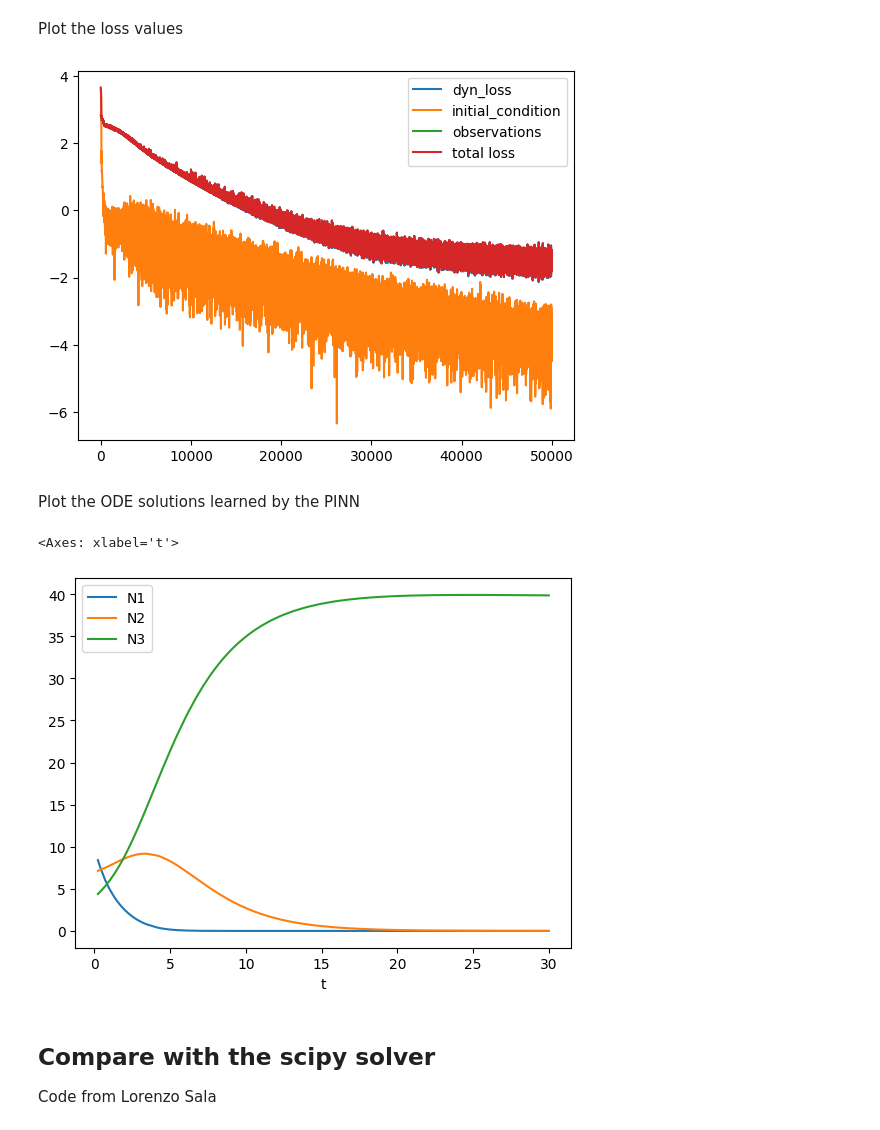
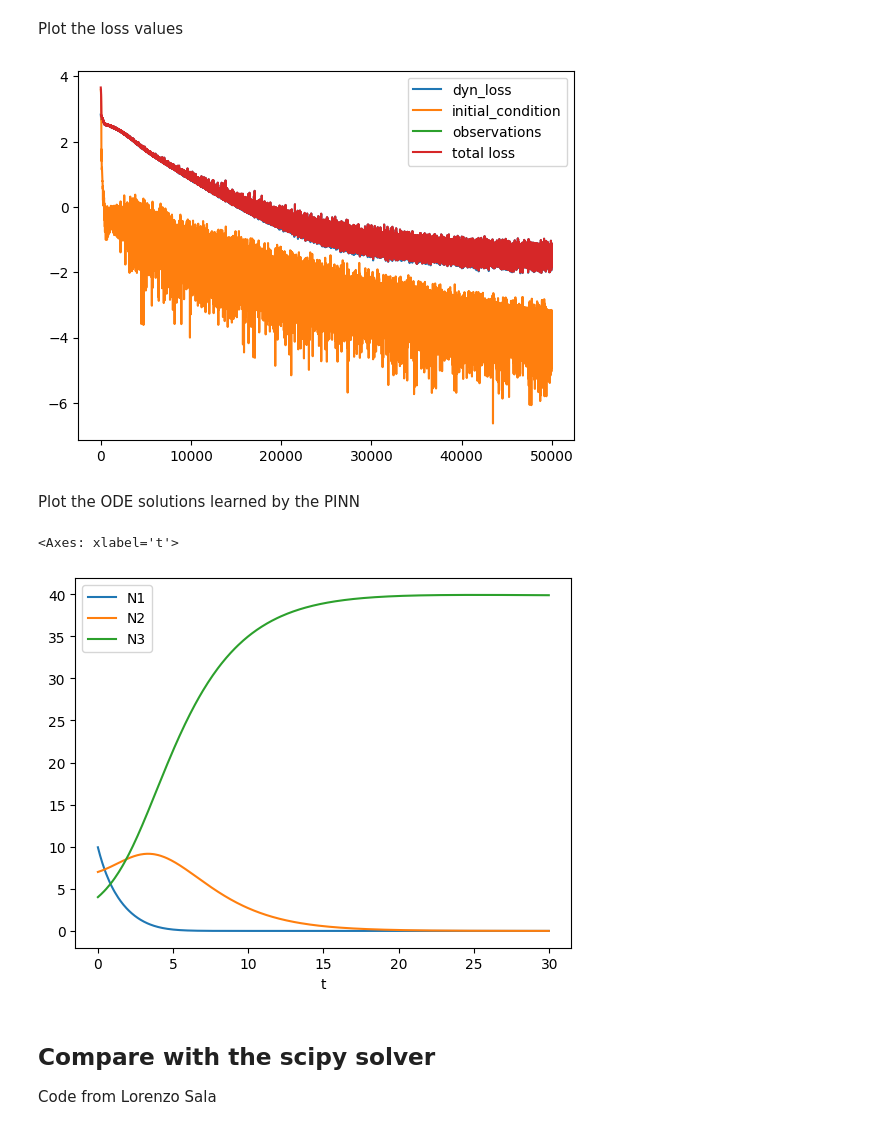
Before and after one commit to mia-jinns/jinns, a Jupyter notebook: Notebooks/ODE/1D_Generalized_Lotka_Volterra.ipynb, the cells around one changed output. Cells and saved outputs as stored; diff of their text form; code cells hidden in the pictures.

```diff
--- a/Notebooks/ODE/1D_Generalized_Lotka_Volterra.ipynb
+++ b/Notebooks/ODE/1D_Generalized_Lotka_Volterra.ipynb
@@ -49,14 +44,10 @@ eqx_list = [
     [jnp.exp]
 ]
 key, subkey = random.split(key)
-u = jinns.utils.create_PINN(subkey, eqx_list, "ODE")
-# %%
-init_nn_params = u.init_params()
 # %% [markdown]
 Create a DataGenerator object
 # %%
-n = 320
-batch_size = 32
+nt = 1000
 method = 'uniform'
 tmin = 0
 tmax = 1
@@ -64,11 +55,11 @@ tmax = 1
 Tmax = 30
 key, subkey = random.split(key)
 train_data = jinns.data.DataGeneratorODE(
-    subkey,
-    n,
-    tmin,
-    tmax,
-    batch_size,
+    key=subkey,
+    nt=nt,
+    tmin=tmin,
+    tmax=tmax,
+    temporal_batch_size=64,
     method=method
 )
 # %% [markdown]
@@ -77,8 +68,7 @@ Initialize 3 set of neural network parameters for the 3 populations
 init_nn_params_list = []
 for _ in range(3):
     key, subkey = random.split(key)
-    u = jinns.utils.create_PINN(subkey, eqx_list, "ODE", 0)
-    init_nn_params = u.init_params()
+    u, init_nn_params = jinns.utils.create_PINN(subkey, eqx_list, "ODE", 0)
     init_nn_params_list.append(init_nn_params)
 # %% [markdown]
 ### Model parameters
@@ -244,33 +234,33 @@ plt.plot(jnp.log10(total_loss_list), label="total loss")
 plt.legend()
 plt.show()
 # %% [output]
-[figure, old version]
+[figure, new version]
 # %% [markdown]
 Plot the ODE solutions learned by the PINN
 # %%
 u_est_fp = vmap(lambda t:u(t, params.extract_params("0")), (0), 0)
 v_est_fp = vmap(lambda t:u(t, params.extract_params("1")), (0), 0)
 w_est_fp = vmap(lambda t:u(t, params.extract_params("2")), (0), 0)
 
 
 key, subkey = random.split(key, 2)
-val_data = jinns.data.DataGeneratorODE(subkey, n, tmin, tmax, batch_size, method)
+val_data = jinns.data.DataGeneratorODE(key=subkey, nt=nt, tmin=tmin, tmax=tmax, method=method)
 
 import pandas as pd
-ts = val_data.times.sort(axis=0)
+ts = val_data.times.sort(axis=0).squeeze()
 df = pd.DataFrame(
     {
         "t": ts * Tmax, # rescale time for plotting
         "N1": u_est_fp(ts).squeeze(),
         "N2": v_est_fp(ts).squeeze(),
         "N3": w_est_fp(ts).squeeze(),
         "Method": "PINN"
     },
 )
 df.plot(x="t")
 # %% [output]
 <Axes: xlabel='t'>
-[figure, old version]
+[figure, new version]
 # %% [markdown]
 ## Compare with the scipy solver
 Code from Lorenzo Sala
```
Also changed, not shown: parts of 6 cells of this notebook.
